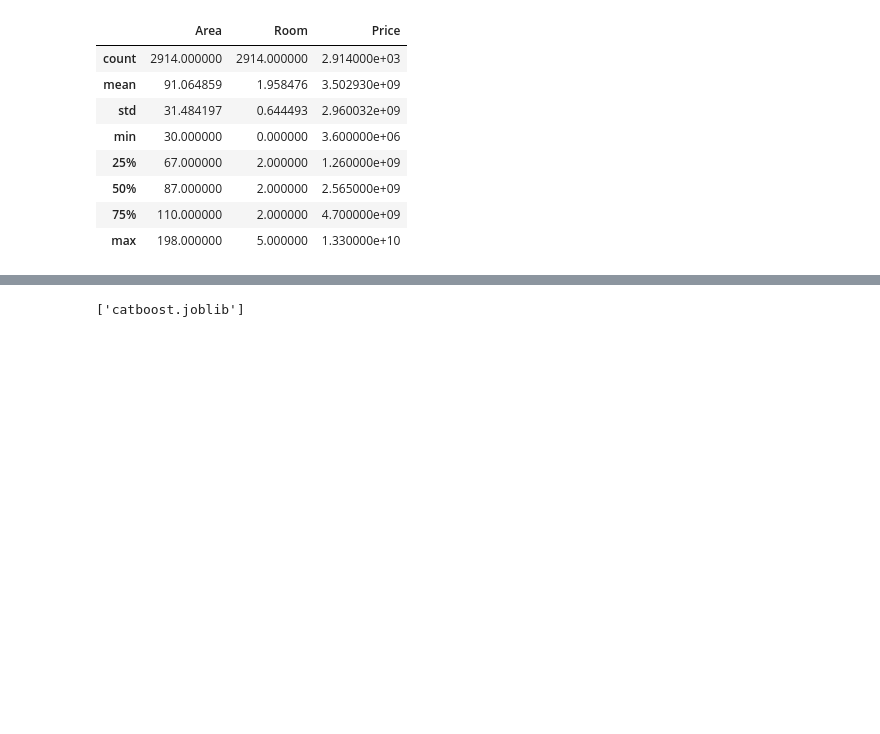
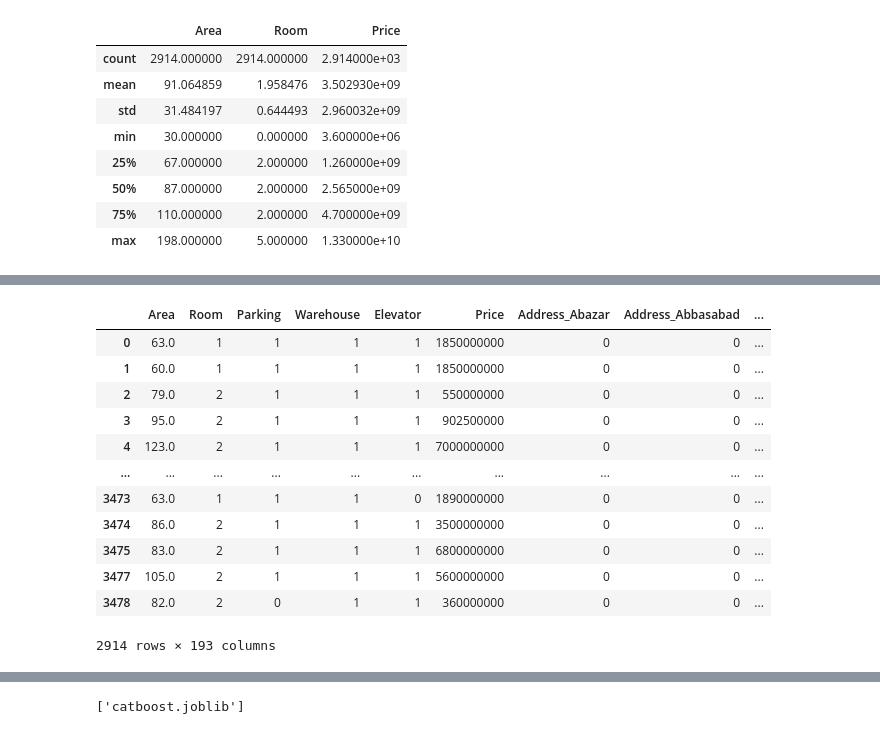
Before and after one commit to BenyGH2003/tehran_house_price, a Jupyter notebook: tehranhouseprice.ipynb, the cells around one changed output, grey strips where cells are left out. Saved outputs shown, nothing was run; the diff lists cells and outputs as text; code cells hidden in the pictures; blank space fills up the shorter version.

```diff
--- a/tehranhouseprice.ipynb
+++ b/tehranhouseprice.ipynb
@@ -180,13 +128,27 @@ Installing collected packages: trace-updater, kaleido, dash-table, dash-html-com
 #models()
 # %%
 #compare_models()
-# %%
-encoded_df = pd.get_dummies(df['Address'], prefix='Address')
-df.drop(columns = 'Address', inplace = True)
-df = pd.concat([df, encoded_df], axis=1)
-
-boolean_features = ['Parking','Warehouse','Elevator']
-df[boolean_features] = df[boolean_features].astype('int64')
+# %%
+df = pd.get_dummies(df, columns= ['Address'])
+
+df.replace(True, 1, inplace=True)
+df.replace(False, 0, inplace= True)
+
+df
+# %% [output]
+|  | Area | Room | Parking | Warehouse | Elevator | Price | Address_Abazar | Address_Abbasabad | ... |
+| 0 | 63.0 | 1 | 1 | 1 | 1 | 1850000000 | 0 | 0 | ... |
+| 1 | 60.0 | 1 | 1 | 1 | 1 | 1850000000 | 0 | 0 | ... |
+| 2 | 79.0 | 2 | 1 | 1 | 1 | 550000000 | 0 | 0 | ... |
+| 3 | 95.0 | 2 | 1 | 1 | 1 | 902500000 | 0 | 0 | ... |
+| 4 | 123.0 | 2 | 1 | 1 | 1 | 7000000000 | 0 | 0 | ... |
+| ... | ... | ... | ... | ... | ... | ... | ... | ... | ... |
+| 3473 | 63.0 | 1 | 1 | 1 | 0 | 1890000000 | 0 | 0 | ... |
+| 3474 | 86.0 | 2 | 1 | 1 | 1 | 3500000000 | 0 | 0 | ... |
+| 3475 | 83.0 | 2 | 1 | 1 | 1 | 6800000000 | 0 | 0 | ... |
+| 3477 | 105.0 | 2 | 1 | 1 | 1 | 5600000000 | 0 | 0 | ... |
+| 3478 | 82.0 | 2 | 0 | 1 | 1 | 360000000 | 0 | 0 | ... |
+2914 rows × 193 columns
 # %%
 X = df.drop(columns = 'Price')
 y = df['Price']
```
Also changed, not shown: parts of 9 cells of this notebook, 54 other files.
